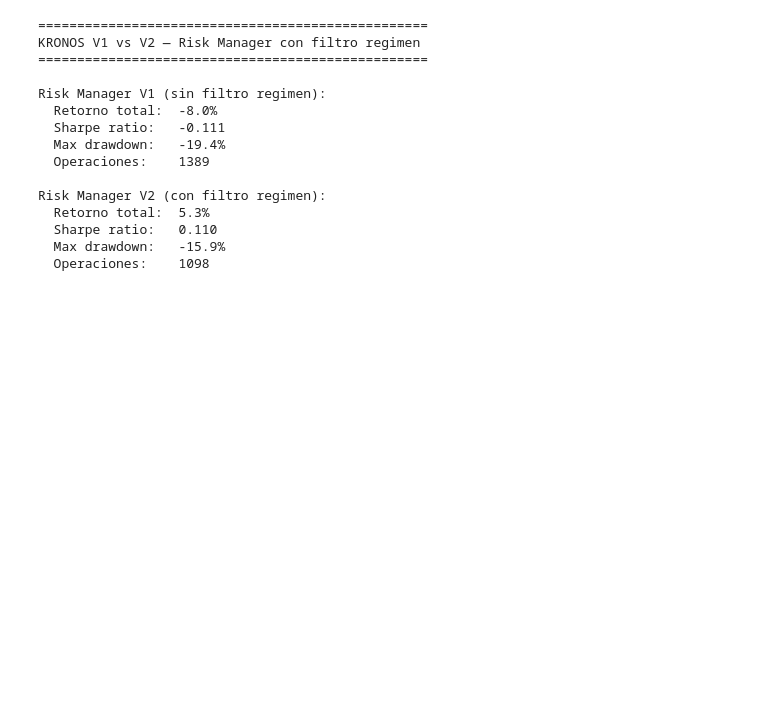
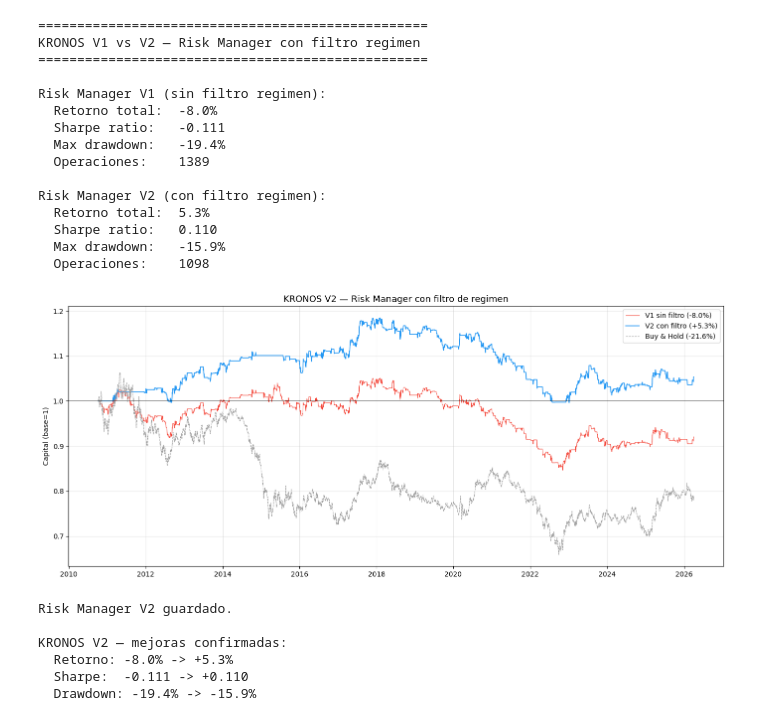
Before and after one commit to diegobollas/kronos-trading-system, a Jupyter notebook: notebooks/10_RiskManager.ipynb, the cells around one changed output. Drawn from its saved outputs; the diff is of its cells as text; code cells hidden in the pictures; blank space fills up the shorter version.

```diff
--- a/notebooks/10_RiskManager.ipynb
+++ b/notebooks/10_RiskManager.ipynb
@@ -531,3 +531,38 @@ Risk Manager V2 (con filtro regimen):
   Sharpe ratio:   0.110
   Max drawdown:   -15.9%
   Operaciones:    1098
+# %%
+fig, ax = plt.subplots(figsize=(14, 6))
+
+bh_cum = (1 + data['returns']).cumprod()
+ax.plot(data.index, cum_v1, color='#F44336', linewidth=0.8, label='V1 sin filtro (-8.0%)')
+ax.plot(data.index, cum_v2, color='#2196F3', linewidth=1.2, label='V2 con filtro (+5.3%)')
+ax.plot(data.index, bh_cum, color='#9E9E9E', linewidth=0.8, linestyle='--', label='Buy & Hold (-21.6%)')
+ax.axhline(1, color='black', linewidth=0.5)
+ax.set_title('KRONOS V2 — Risk Manager con filtro de regimen', fontsize=13)
+ax.set_ylabel('Capital (base=1)')
+ax.legend()
+ax.grid(True, alpha=0.3)
+
+plt.tight_layout()
+plt.savefig('../data/processed/12_riskmanager_v2.png', dpi=150)
+plt.show()
+
+# Guardar Risk Manager V2
+import pickle
+with open("../data/processed/risk_manager_v2.pkl", "wb") as f:
+    pickle.dump(RiskManagerV2(), f)
+
+print("Risk Manager V2 guardado.")
+print("\nKRONOS V2 — mejoras confirmadas:")
+print("  Retorno: -8.0% -> +5.3%")
+print("  Sharpe:  -0.111 -> +0.110")
+print("  Drawdown: -19.4% -> -15.9%")
+# %% [output]
+[figure, added]
+Risk Manager V2 guardado.
+
+KRONOS V2 — mejoras confirmadas:
+  Retorno: -8.0% -> +5.3%
+  Sharpe:  -0.111 -> +0.110
+  Drawdown: -19.4% -> -15.9%
```
Also changed, not shown: 1 other file.
